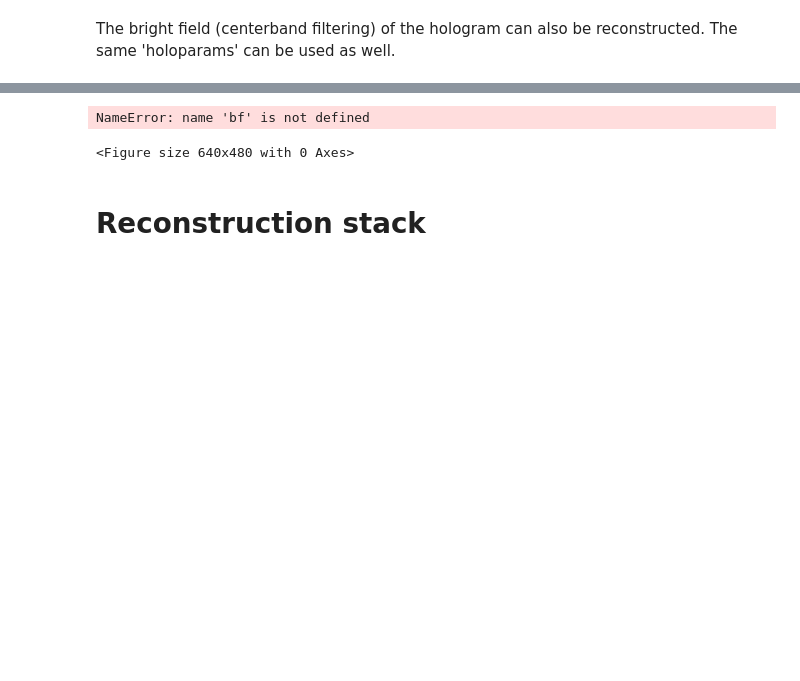
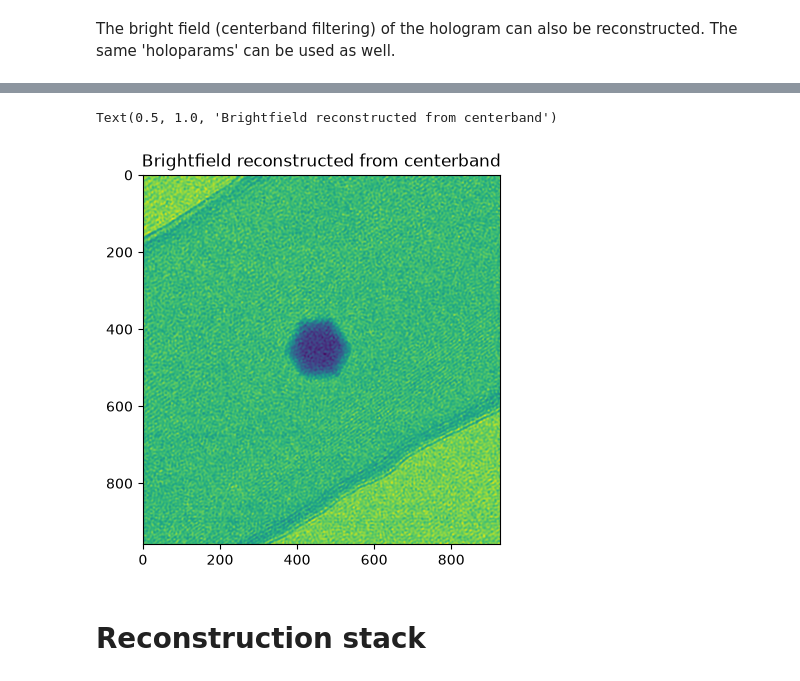
Before and after one commit to LiberTEM/LiberTEM-holo, a Jupyter notebook: notebooks/Reconstruction.ipynb, the cells around one changed output, grey strips where cells are left out. Drawn from its saved outputs; the diff is of its cells as text; code cells hidden in the pictures; blank space fills up the shorter version.

```diff
--- a/notebooks/Reconstruction.ipynb
+++ b/notebooks/Reconstruction.ipynb
@@ -167,9 +176,10 @@ NameError: name 'bf' is not defined
 # %%
 plt.figure()
 plt.imshow(bf)
+plt.title("Brightfield reconstructed from centerband")
 # %% [output]
-NameError: name 'bf' is not defined
+Text(0.5, 1.0, 'Brightfield reconstructed from centerband')
-<Figure size 640x480 with 0 Axes>
+[figure, added]
 # %% [markdown]
 # Reconstruction stack
 # %% [markdown]
```
Also changed, not shown: parts of 47 cells of this notebook, 5 other files.
